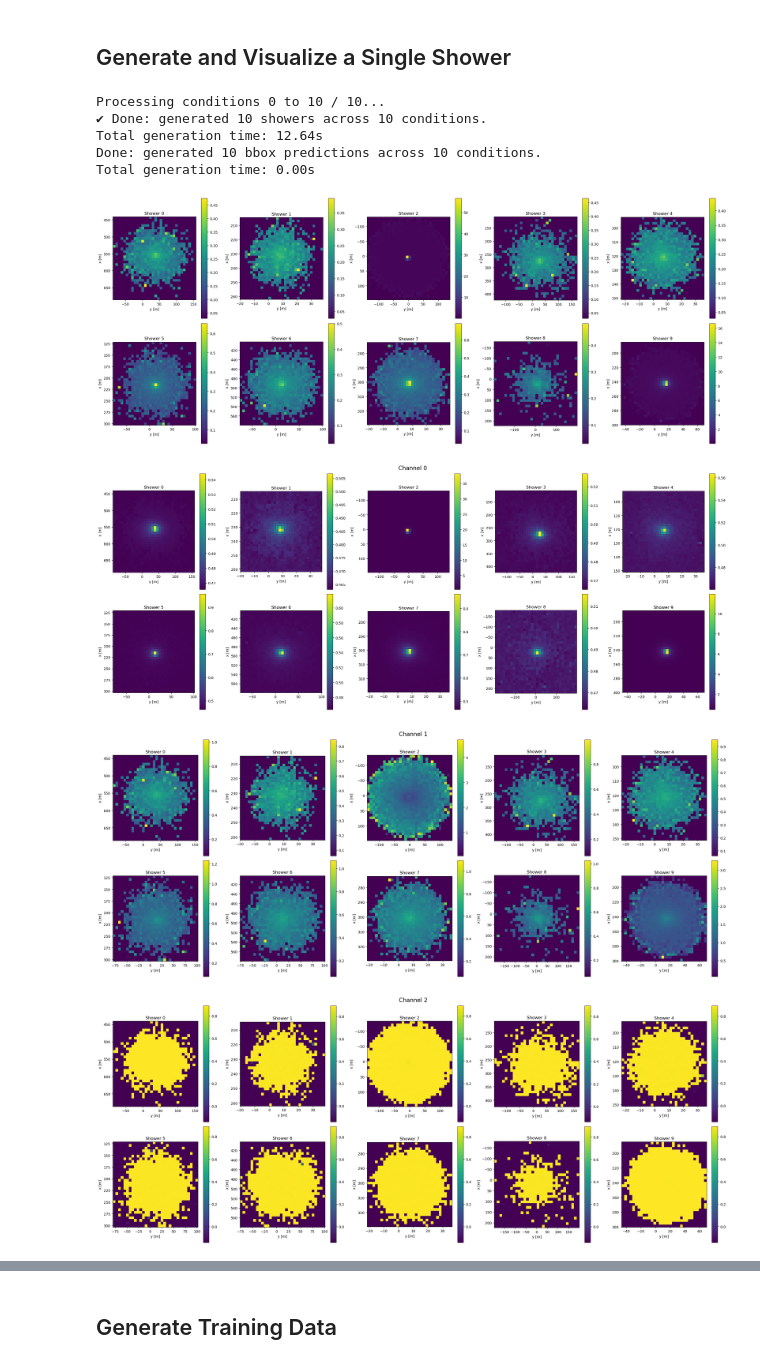
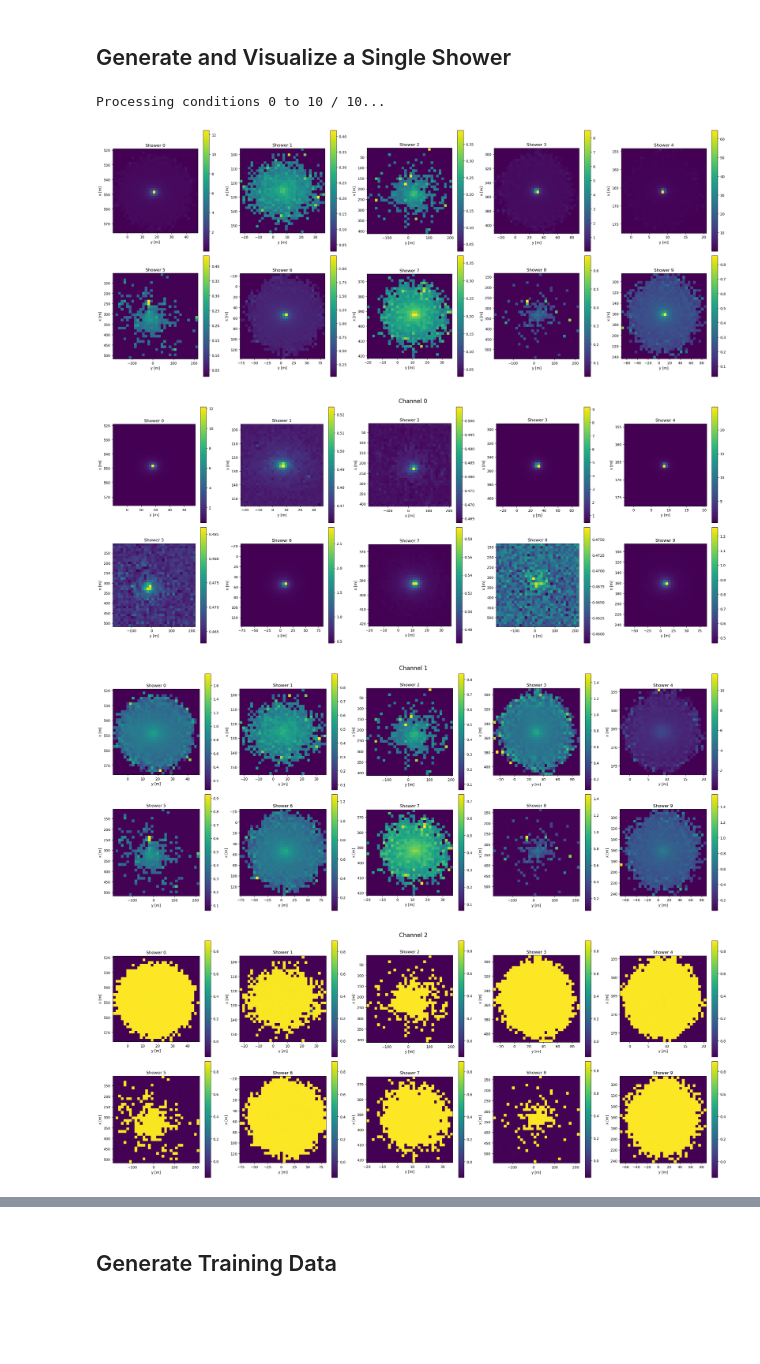
Before and after one commit to JayAgarwal25/TamboOpt-J, a Jupyter notebook: detector_optimization_v2/SWGOLO7_optimization.ipynb, the cells around one changed output, grey strips where cells are left out. Drawn from its saved outputs; the diff is of its cells as text; code cells hidden in the pictures; blank space fills up the shorter version.

```diff
--- a/detector_optimization_v2/SWGOLO7_optimization.ipynb
+++ b/detector_optimization_v2/SWGOLO7_optimization.ipynb
@@ -110,7 +109,6 @@ from diffusion_model.tambo_3D_fnn_scaler import PlaneFNNGenerator
 scaler = PlaneFNNGenerator(
     data_dir="/n/holylfs05/LABS/arguelles_delgado_lab/Everyone/zdimitrov/tambo_simulations/pre_processed_3rd_step_min_50/",
     checkpoint_path="/n/holylfs05/LABS/arguelles_delgado_lab/Everyone/zdimitrov/tambo_simulations/checkpoints/tam_fnn/last.ckpt",
-    output_dir="fnn_outputs",
     imports_path="/n/home05/zdimitrov/tambo/TambOpt/ml/scaling_NN/FNN/"
 )
 scaler.load_model()
@@ -162,17 +159,14 @@ plt.show()
 ## Generate and Visualize a Single Shower
 # %%
 SWGOopt = False
-N, T, X0, Y0, energy, sin_z, cos_z, sin_a, cos_a = generate_showers(x, y, True, number_of_showers=10)
+with torch.no_grad():
+    N, T, X0, Y0, energy, sin_z, cos_z, sin_a, cos_a = generate_showers(x, y, True, number_of_showers=10)
 # %% [output]
 Processing conditions 0 to 10 / 10...
-✔ Done: generated 10 showers across 10 conditions.
-Total generation time: 12.64s
-Done: generated 10 bbox predictions across 10 conditions.
-Total generation time: 0.00s
-[figure, old version]
+[figure, new version]
-[figure, old version]
+[figure, new version]
-[figure, old version]
+[figure, new version]
-[figure, old version]
+[figure, new version]
 # %%
 print("N:", N.shape)
 print("T:", T.shape)
```
Also changed, not shown: parts of 35 cells of this notebook, 1 other file.
